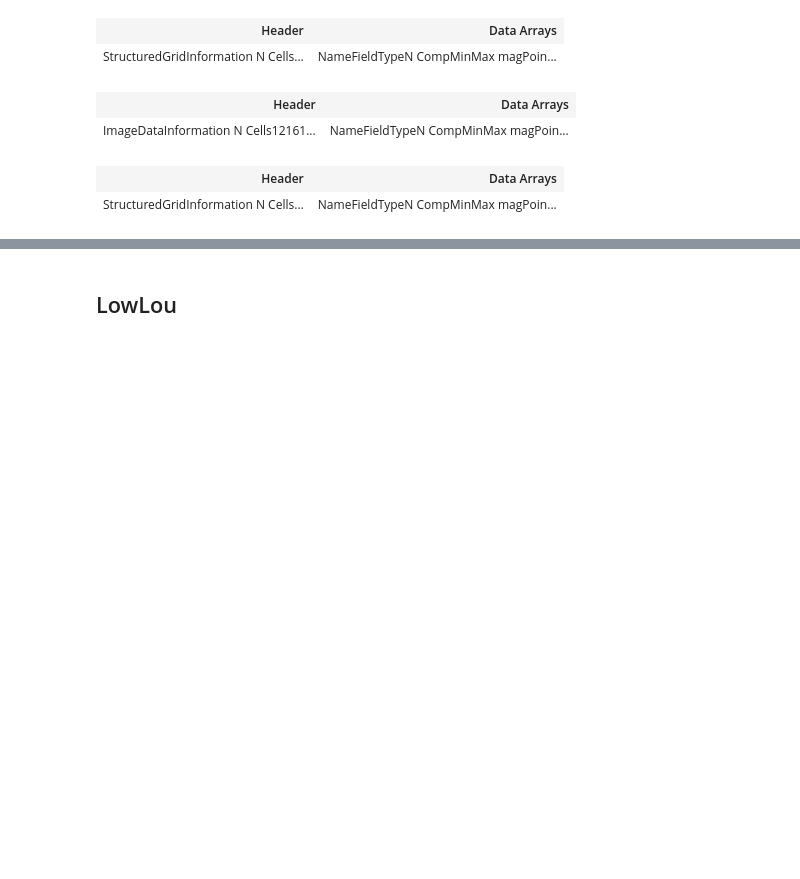
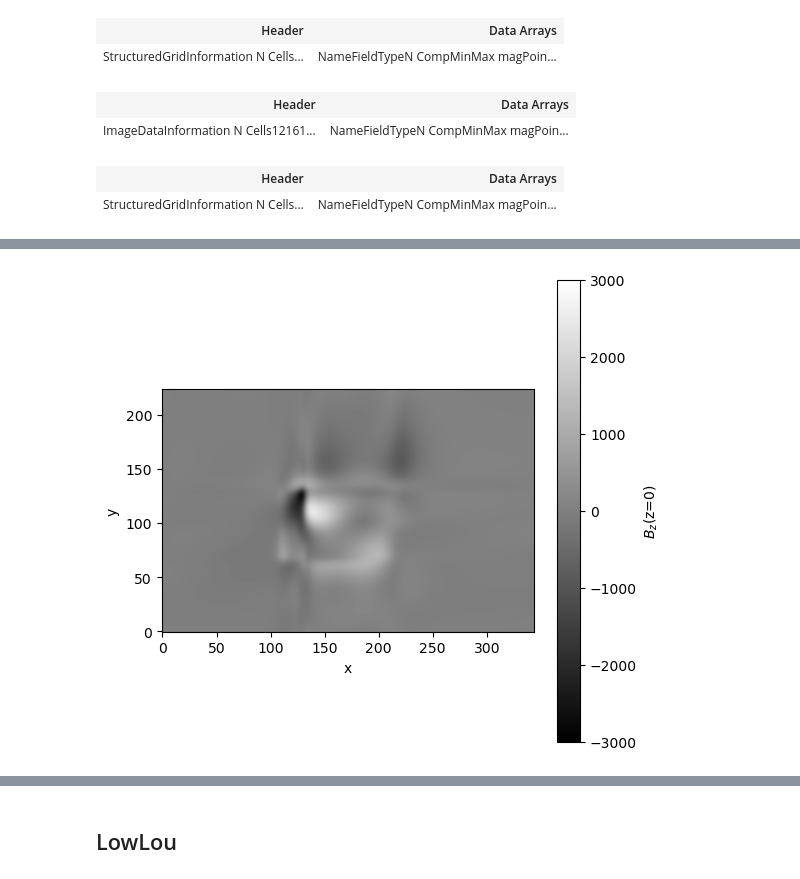
Before and after one commit to mgjeon/2023_zpinn, a Jupyter notebook: nbs/30_SPINN_energy.ipynb, the cells around one changed output, grey strips where cells are left out. Saved outputs shown, nothing was run; the diff lists cells and outputs as text; code cells hidden in the pictures; blank space fills up the shorter version.

Commit message:
spinn artifact problem

```diff
--- a/nbs/30_SPINN_energy.ipynb
+++ b/nbs/30_SPINN_energy.ipynb
@@ -680,16 +686,18 @@ logger.info(metric_df(B=B_pinn, b=B_spinn, B_potential=b_pot, iteration='PINN/SP
 # %%
-# vmin = -3000
-# vmax = 3000
+vmin = -3000
+vmax = 3000
 
-# i_siz = 160
-# j_siz = 100
+i_siz = 160
+j_siz = 100
 
-# i_res = 15
-# j_res = 15
+i_res = 15
+j_res = 15
 # %%
-# B_spinn_plot = mag_plotter(B_spinn_mesh)
-# B_pinn_plot = mag_plotter(B_pinn_mesh)
-# b_pot_plot = mag_plotter(b_pot_mesh)
+B_spinn_plot = mag_plotter(B_spinn_mesh)
+B_pinn_plot = mag_plotter(B_pinn_mesh)
+b_pot_plot = mag_plotter(b_pot_mesh)
 # %%
-# B_spinn_plot.plt_Bz_imshow(z=0, vmin=vmin, vmax=vmax)
+B_spinn_plot.plt_Bz_imshow(z=0, vmin=vmin, vmax=vmax)
+# %% [output]
+[figure, added]
 # %%
```
Also changed, not shown: parts of 34 cells of this notebook, 7 other files.
